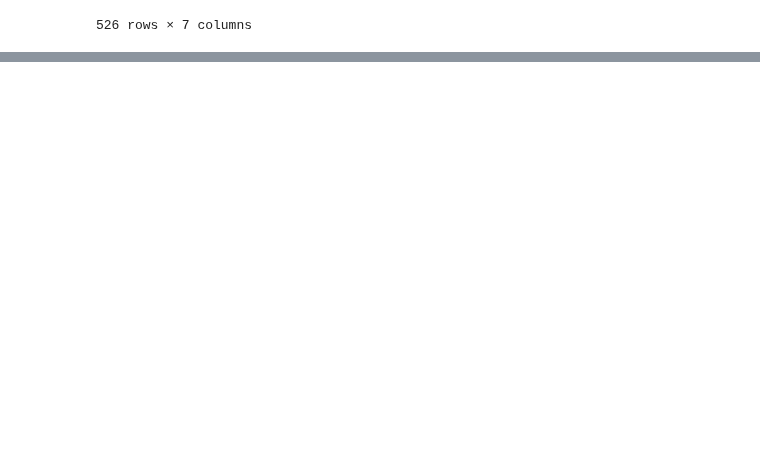
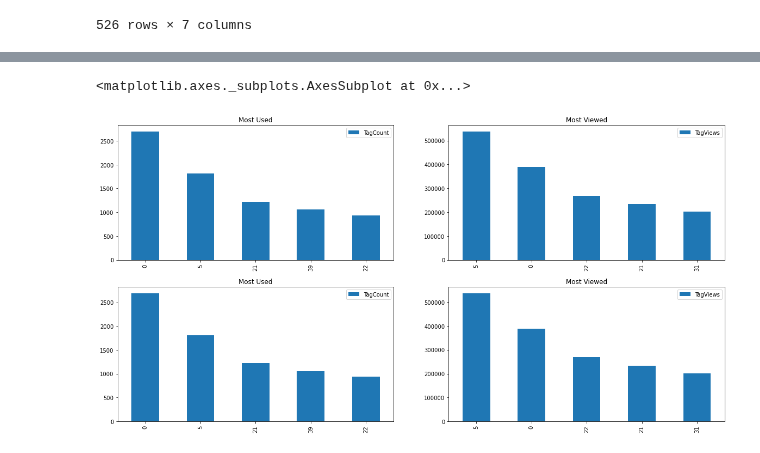
Before and after one commit to raduspaimoc/DataQuest-Projects, a Jupyter notebook: Data Analysis/Popular Data Science Questions/Popular Data Science Questions.ipynb, the cells around one changed output, grey strips where cells are left out. Cells and saved outputs as stored; diff of their text form; code cells hidden in the pictures; blank space fills up the shorter version.

```diff
--- a/Data Analysis/Popular Data Science Questions/Popular Data Science Questions.ipynb
+++ b/Data Analysis/Popular Data Science Questions/Popular Data Science Questions.ipynb
@@ -232,0 +255,11 @@ tags_values_counts['machine-learning'][0]
+# %%
+fig, axes = plt.subplots(nrows=2,ncols=2, figsize=(20,10))
+tags_counts_df[["tag", "TagCount"]].sort_values(by="TagCount", ascending=False).head(5).plot.bar(y='TagCount', ax=axes[0][0], title="Most Used")
+tags_counts_df[["tag", "TagViews"]].sort_values(by="TagViews", ascending=False).head(5).plot.bar(y='TagViews', ax=axes[0][1], title="Most Viewed")
+tags_counts_df[["tag", "TagCount"]].sort_values(by="TagCount", ascending=False).head(5).plot.bar(y='TagCount', ax=axes[1][0], title="Most Used")
+tags_counts_df[["tag", "TagViews"]].sort_values(by="TagViews", ascending=False).head(5).plot.bar(y='TagViews', ax=axes[1][1], title="Most Viewed")
+#tags_counts_df[["tag", "TagScore"]].sort_values(by="TagScore", ascending=False).head(5).plot.bar(y='TagScore', ax=axes[2], title="Most Used")
+#tags_counts_df[["tag", "TagAnswerCount"]].sort_values(by="TagAnswerCount", ascending=False).head(5).plot.bar(y='TagAnswerCount', ax=axes[3], title="Most Used")
+# %% [output]
+<matplotlib.axes._subplots.AxesSubplot at 0x...>
+[figure, added]
```
Also changed, not shown: parts of 9 cells of this notebook.
